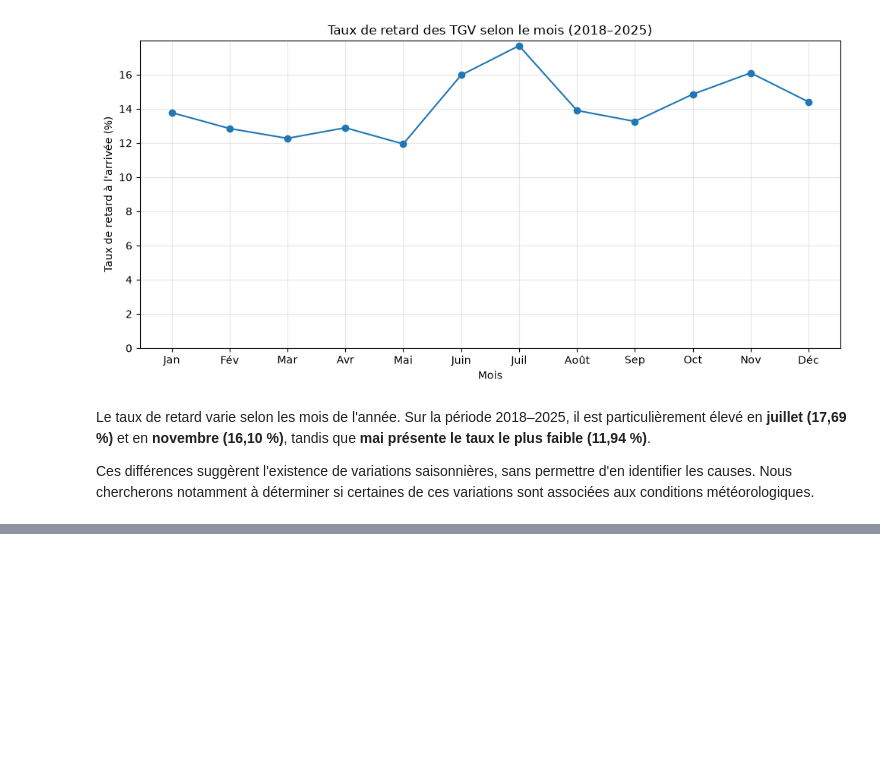
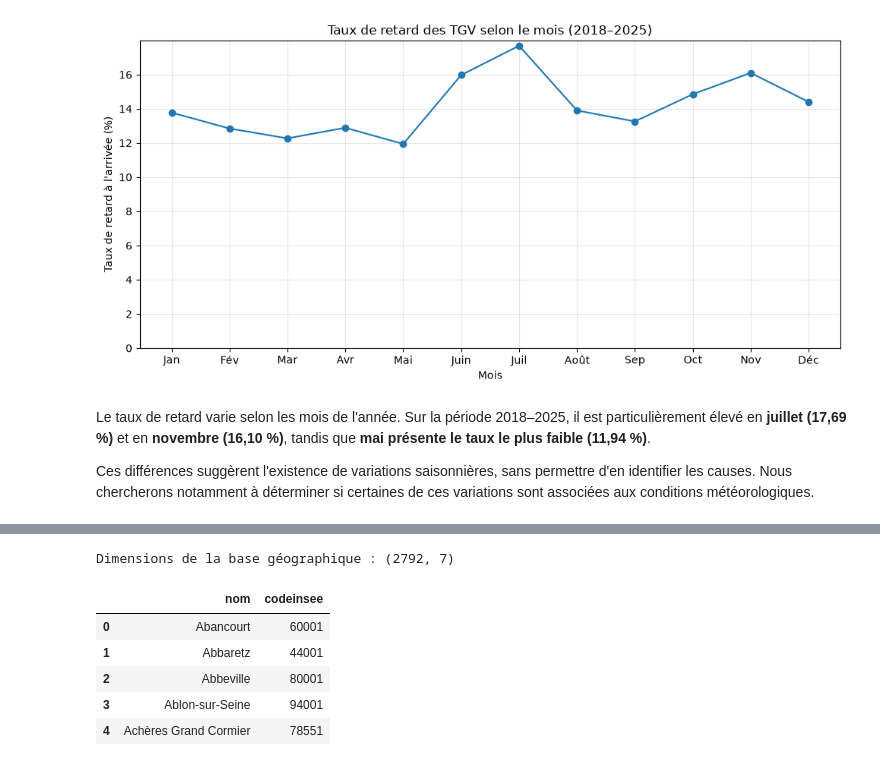
Before and after one commit to luteceagn/Projet_Python_ds, a Jupyter notebook: rapport_final.ipynb, the cells around one changed output, grey strips where cells are left out. Drawn from its saved outputs; the diff is of its cells as text; code cells hidden in the pictures; blank space fills up the shorter version.

```diff
--- a/rapport_final.ipynb
+++ b/rapport_final.ipynb
@@ -374,0 +472,16 @@ Ces différences suggèrent l'existence de variations saisonnières, sans permet
+# %%
+# Récupération de la base géographique des gares SNCF
+df_gares = charger_gares()
+
+print("Dimensions de la base géographique :", df_gares.shape)
+
+# Aperçu des informations utiles à notre correspondance
+display(df_gares[["nom", "codeinsee"]].head())
+# %% [output]
+Dimensions de la base géographique : (2792, 7)
+|  | nom | codeinsee |
+| 0 | Abancourt | 60001 |
+| 1 | Abbaretz | 44001 |
+| 2 | Abbeville | 80001 |
+| 3 | Ablon-sur-Seine | 94001 |
+| 4 | Achères Grand Cormier | 78551 |
```
Also changed, not shown: parts of 8 cells of this notebook.
